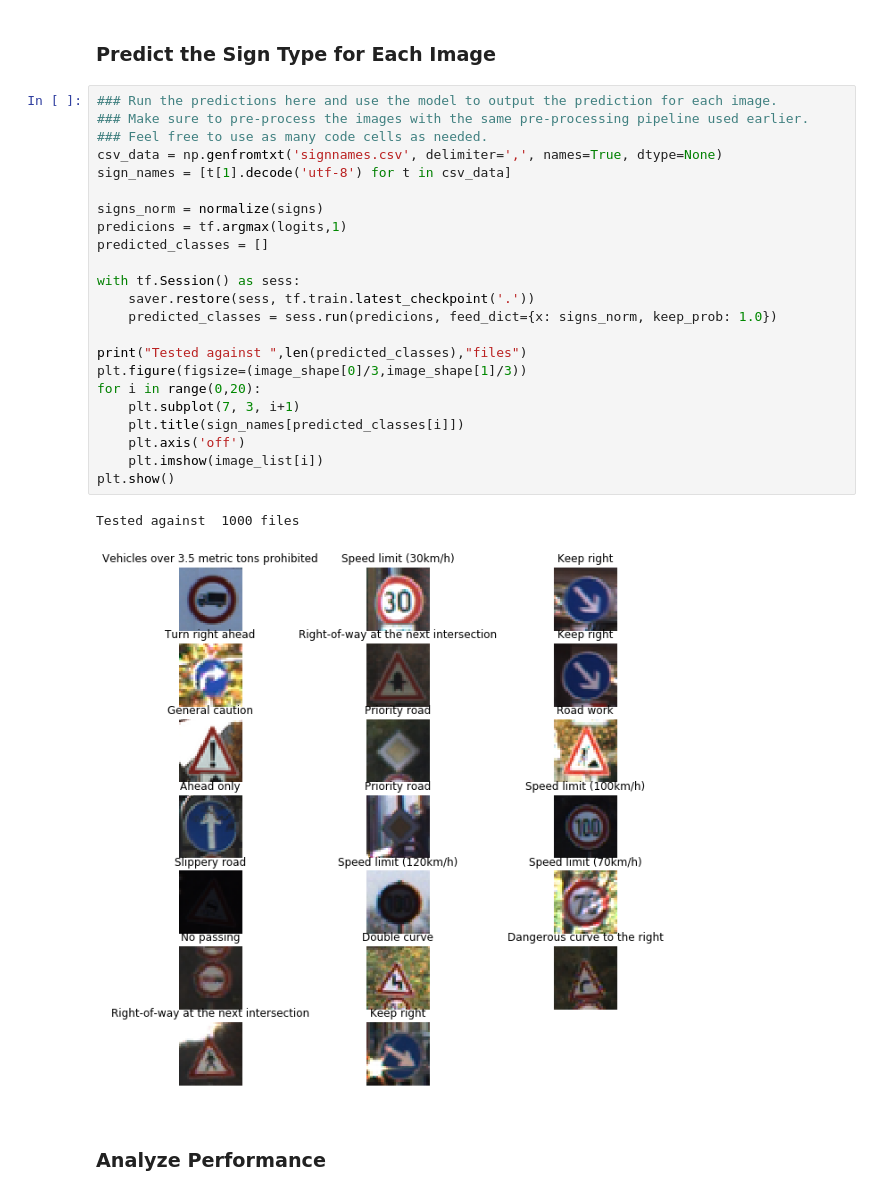
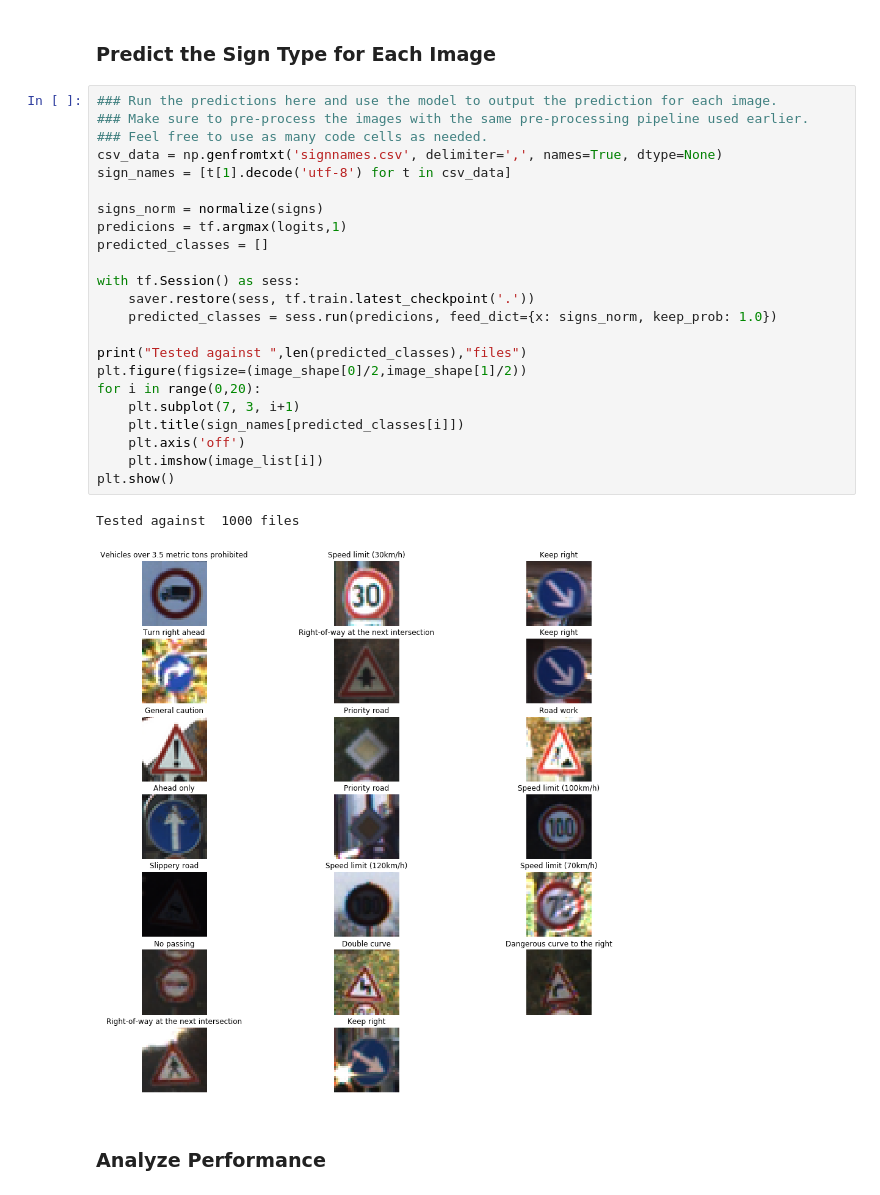
Before and after one commit to malichao/CarND-Traffic-Sign-Classifier-Project, a Jupyter notebook: Traffic_Sign_Classifier.ipynb, the cells around one changed output. Cells and saved outputs as stored; diff of their text form.

```diff
--- a/Traffic_Sign_Classifier.ipynb
+++ b/Traffic_Sign_Classifier.ipynb
@@ -374,29 +374,29 @@ Showing the first 20 pictures
 # %%
 ### Run the predictions here and use the model to output the prediction for each image.
 ### Make sure to pre-process the images with the same pre-processing pipeline used earlier.
 ### Feel free to use as many code cells as needed.
 csv_data = np.genfromtxt('signnames.csv', delimiter=',', names=True, dtype=None)
 sign_names = [t[1].decode('utf-8') for t in csv_data]
 
 signs_norm = normalize(signs)
 predicions = tf.argmax(logits,1)
 predicted_classes = []
 
 with tf.Session() as sess:
     saver.restore(sess, tf.train.latest_checkpoint('.'))
     predicted_classes = sess.run(predicions, feed_dict={x: signs_norm, keep_prob: 1.0})
 
 print("Tested against ",len(predicted_classes),"files")
-plt.figure(figsize=(image_shape[0]/3,image_shape[1]/3))
+plt.figure(figsize=(image_shape[0]/2,image_shape[1]/2))
 for i in range(0,20):
     plt.subplot(7, 3, i+1)
     plt.title(sign_names[predicted_classes[i]])
     plt.axis('off')
     plt.imshow(image_list[i])
 plt.show()
 # %% [output]
 Tested against  1000 files
-[figure, old version]
+[figure, new version]
 # %% [markdown]
 ### Analyze Performance
 # %%
```
Also changed, not shown: 1 other file.
